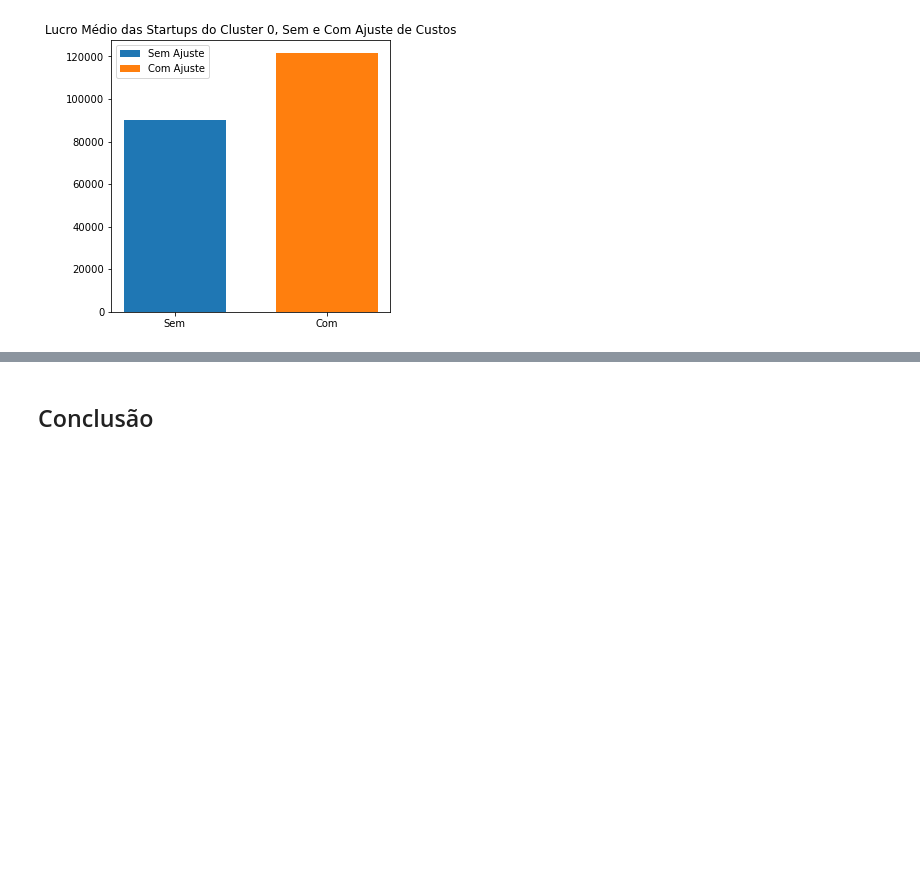
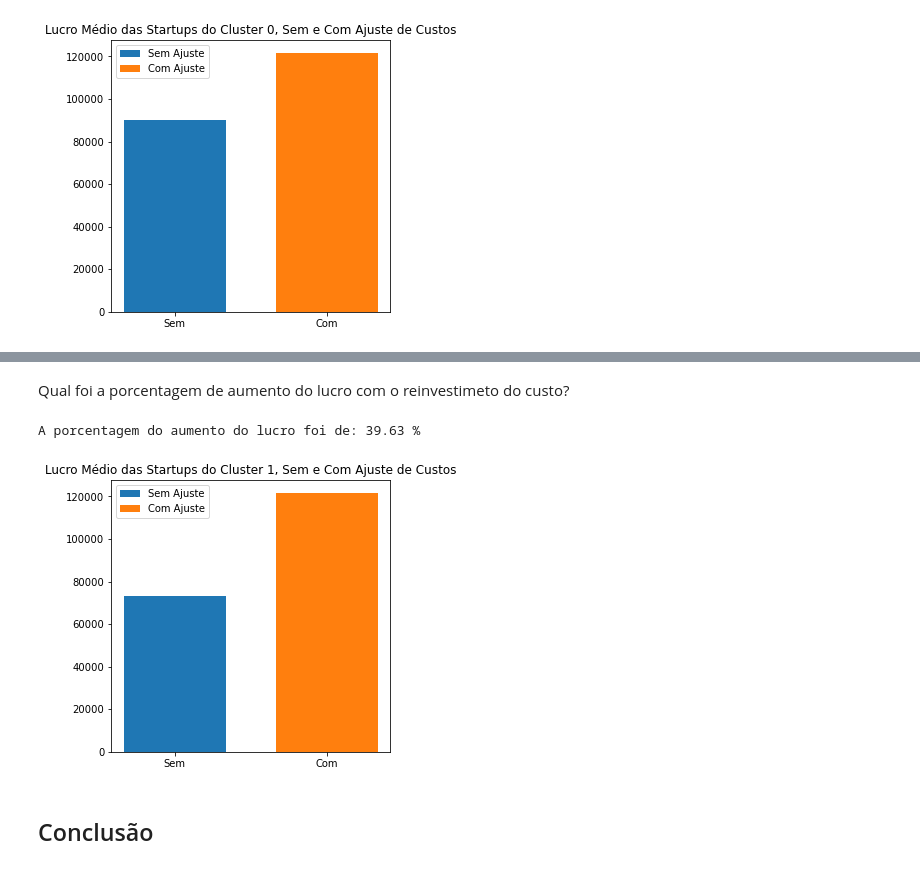
Before and after one commit to micaelleos/Portfolio-Data-Science, a Jupyter notebook: ProfitPrediction/dataanalisys.ipynb, the cells around one changed output, grey strips where cells are left out. Drawn from its saved outputs; the diff is of its cells as text; code cells hidden in the pictures; blank space fills up the shorter version.

Commit message:
Data analysis correction

```diff
--- a/ProfitPrediction/dataanalisys.ipynb
+++ b/ProfitPrediction/dataanalisys.ipynb
@@ -508,0 +515,4 @@ plt.show()
+# %%
+# Selecionando dados das startups do cluster 1
+startups_c1 = dados.query('Segmentation == 1')
+startups_c1.head()
@@ -509,3 +526,29 @@ plt.show()
+# %%
+# Criando um novo DataFram com os ajustes de custo: redução de 10% com gastos com AMD e aumento desse valor em R&D
+startups_c1_new = startups_c1.copy()
+startups_c1_new['R&D Spend'] = startups_c1['R&D Spend'] + startups_c1['Administration']*0.1
+startups_c1_new['Administration'] = startups_c1['Administration']*0.9
+# %%
+X = startups_c1_new.iloc[:,:-2].values
+X[:,3] = labelenc.fit_transform(X[:,3])
+x = sc_x.fit_transform(X)
+startups_c1['Profit'] = sc_y.inverse_transform(lin_reg.predict(x))
+# %% [markdown]
+Qual foi a porcentagem de aumento do lucro com o reinvestimeto do custo?
+# %%
+print('A porcentagem do aumento do lucro foi de:',round((1-startups_c1_new['Profit'].mean()/startups_c1['Profit'].mean())*100,2),'%')
+# %% [output]
+A porcentagem do aumento do lucro foi de: 39.63 %
+# %%
+fig = plt.subplots(figsize=(5,5))
+plt.bar(0,startups_c1_new['Profit'].mean(), width=0.2,label='Sem Ajuste')
+plt.bar(0.3,startups_c1['Profit'].mean(), width=0.2,label='Com Ajuste')
+plt.xticks([0,0.3],['Sem','Com'])
+plt.legend()
+plt.title('Lucro Médio das Startups do Cluster 1, Sem e Com Ajuste de Custos')
+plt.show()
+# %% [output]
+[figure, added]
 # %% [markdown]
 ## Conclusão
 # %% [markdown]
```
Also changed, not shown: parts of 11 cells of this notebook.
